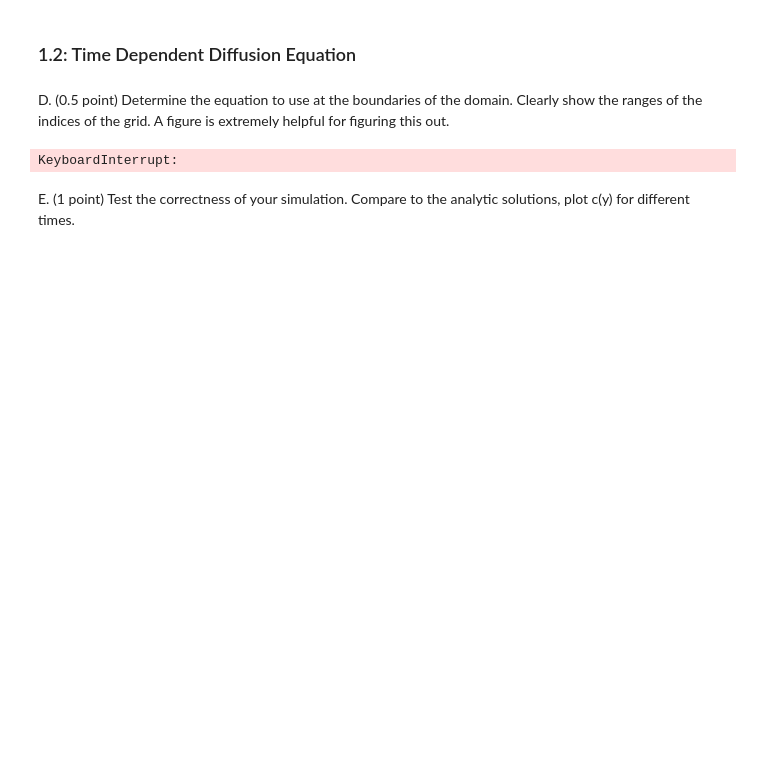
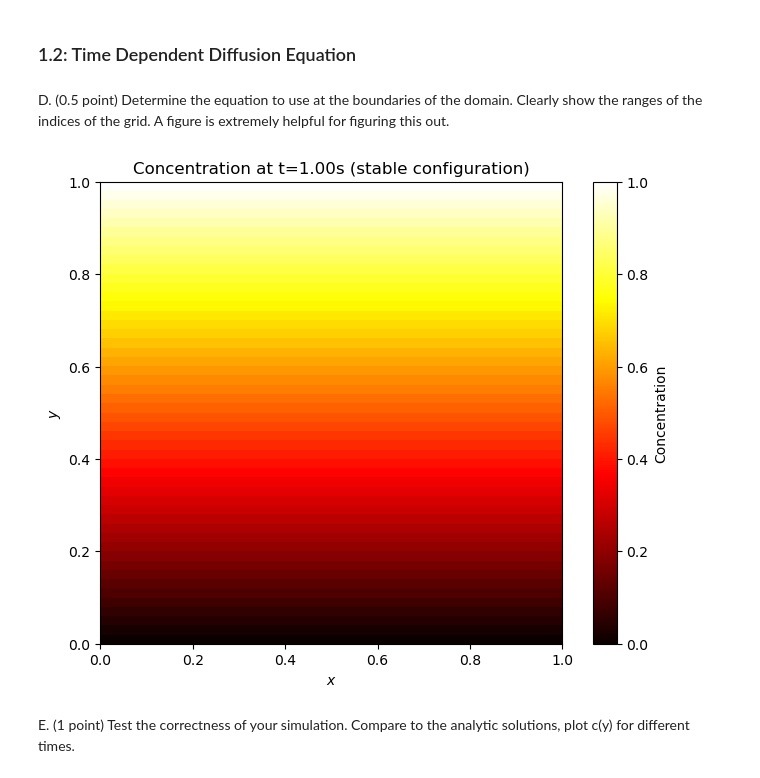
Before and after one commit to jonas4climate/modelling-natural-processes, a Jupyter notebook: Set1_incomplete.ipynb, the cells around one changed output. Saved outputs shown, nothing was run; the diff lists cells and outputs as text; code cells hidden in the pictures; blank space fills up the shorter version.

```diff
--- a/Set1_incomplete.ipynb
+++ b/Set1_incomplete.ipynb
@@ -174,47 +174,54 @@ D. (0.5 point) Determine the equation to use at the boundaries of the domain.
 Clearly show the ranges of the indices of the grid. A figure is extremely helpful for
 figuring this out.
 # %%
-total_time = 1
-D = 1
+# Parameters
+D = 1 # Diffusion coefficient
+L = 1 # Length of the square spatial domain
+
+T = 1.0
+dt = 0.01
 Nx = 50
-L = 1
+dx = L / Nx
 
 # Adjust time step based on stability condition
 dt_stable = (dx**2) / (4 * D)  # Stability condition for dt
 if dt > dt_stable:
+    # TODO: double-checking @Jonas
     dt = dt_stable / 2  # Choose a dt smaller than the maximum stable dt to ensure stability
-num_steps = int(total_time / dt)  # Recalculate number of time steps based on new dt
+Nt = int(T / dt)
 
-# Re-initialize concentration field with boundary conditions
+# Initial & boundary conditions
 c = np.zeros((Nx, Nx))
 c[:, 0] = 0  # c(x, y=0) = 0
-c[:, -1] = 1  # c(x, y=1) = 1
-# Initial condition assumed to be zero everywhere else
+c[:, -1] = 1  # c(x, y=L) = 1
 
 # Update function using vectorized operations for better performance
 def update_vectorized(u):
     u_new = np.copy(u)
     u_new[1:-1, 1:-1] = u[1:-1, 1:-1] + (D * dt / dx**2) * (
         u[2:, 1:-1] + u[:-2, 1:-1] + u[1:-1, 2:] + u[1:-1, :-2] - 4 * u[1:-1, 1:-1])
-    # Apply periodic boundary conditions
-    u_new[:, 0] = u_new[:, -2]  # Left boundary
-    u_new[:, -1] = u_new[:, 1]  # Right boundary
+
+    # Apply boundary conditions
+    u_new[0, :] = u_new[-2, :]
+    u_new[-1, :] = u_new[1, :]
+
     return u_new
 
 # Re-run simulation with adjusted dt and vectorized update
-for step in range(num_steps):
+for step in range(Nt):
     c = update_vectorized(c)
 
 # Plotting the final state after adjustments
 plt.figure(figsize=(8, 6))
-plt.imshow(c, extent=[0, L, 0, L], origin='lower', cmap='hot')
+plt.imshow(np.rot90(c, 3), origin='lower', cmap='hot', extent=(0, L, 0, L)) # TODO: cheated, this seems off
 plt.colorbar(label='Concentration')
-plt.title('Concentration at t={:.2f}s (Stable Configuration)'.format(total_time))
-plt.xlabel('x')
-plt.ylabel('y')
+plt.title(f'Concentration at t={T:.2f}s (stable configuration)')
+plt.xlabel('$x$')
+plt.ylabel('$y$')
+plt.savefig('media/diffusion_stable.png', dpi=300, bbox_inches='tight')
 plt.show()
 # %% [output]
-KeyboardInterrupt:
+[figure, added]
 # %% [markdown]
 E. (1 point) Test the correctness of your simulation. Compare to the analytic
 solutions, plot c(y) for different times.
```
Also changed, not shown: parts of 4 cells of this notebook, 5 other files.
